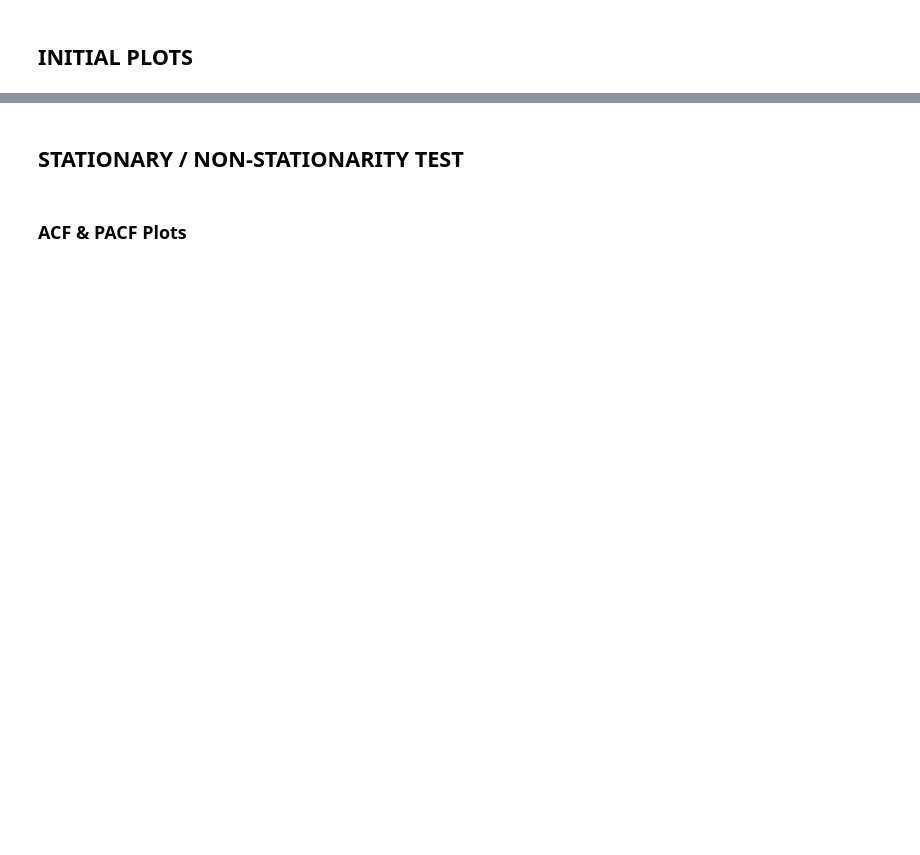
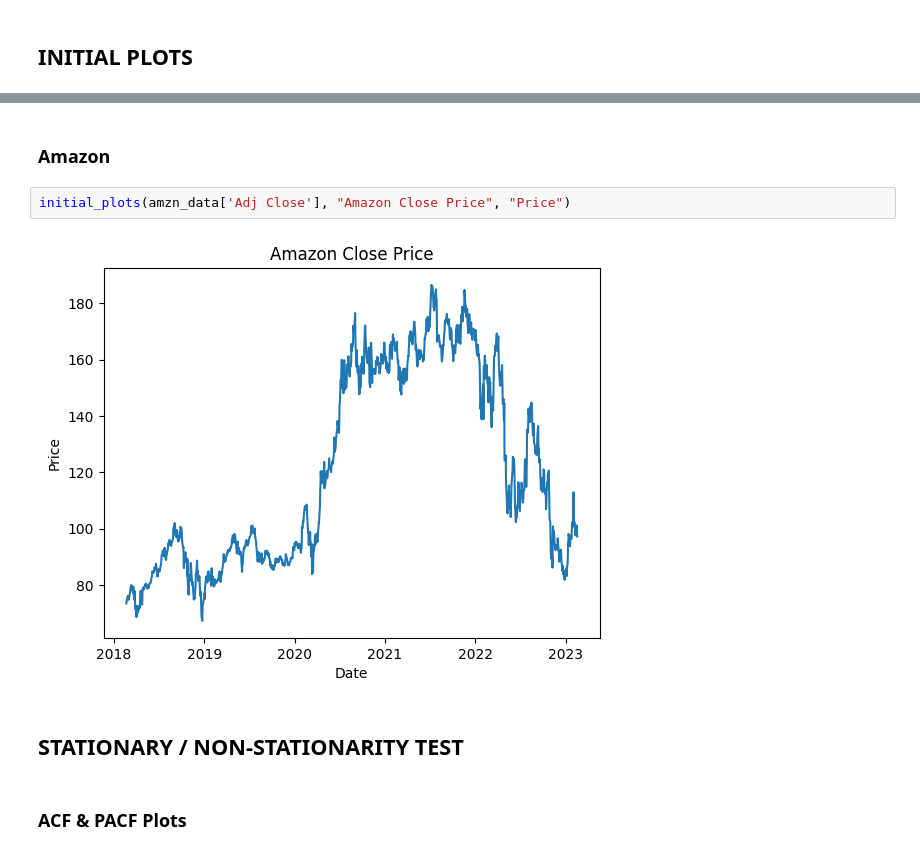
Before and after one commit to Diya-Amith/TimeSeries-CaseStudy-Assignment, a Jupyter notebook: TimeSeriesCaseStudy.ipynb, the cells around one changed output, grey strips where cells are left out. Saved outputs shown, nothing was run; the diff lists cells and outputs as text; blank space fills up the shorter version.

```diff
--- a/TimeSeriesCaseStudy.ipynb
+++ b/TimeSeriesCaseStudy.ipynb
@@ -70,3 +70,9 @@ plot_time_series(amzn_data['Adj Close'], "Amazon Adjusted Close Price", "Price")
+# %% [markdown]
+### **Amazon**
+# %%
+initial_plots(amzn_data['Adj Close'], "Amazon Close Price", "Price")
+# %% [output]
+[figure, added]
 # %% [markdown]
 ## **STATIONARY /  NON-STATIONARITY TEST**
 # %% [markdown]
```
Also changed, not shown: parts of 93 cells of this notebook.
